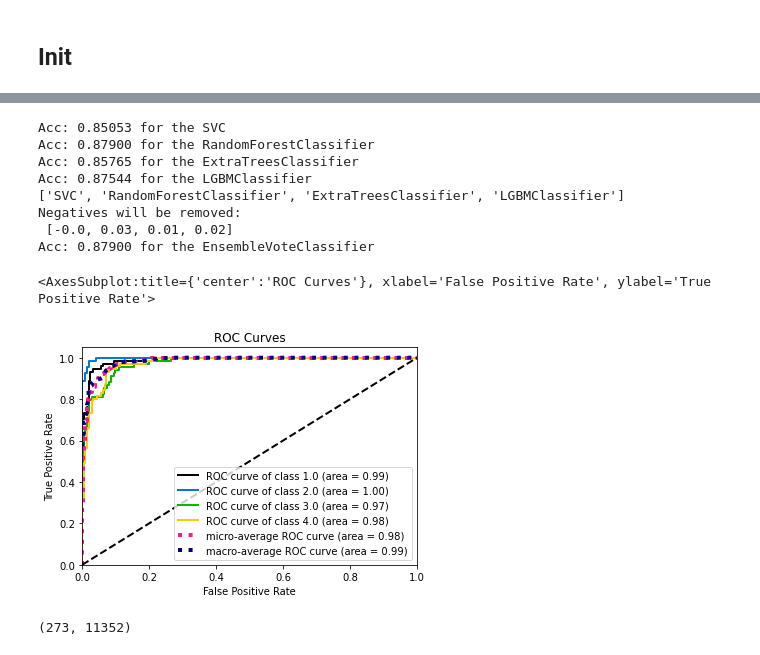
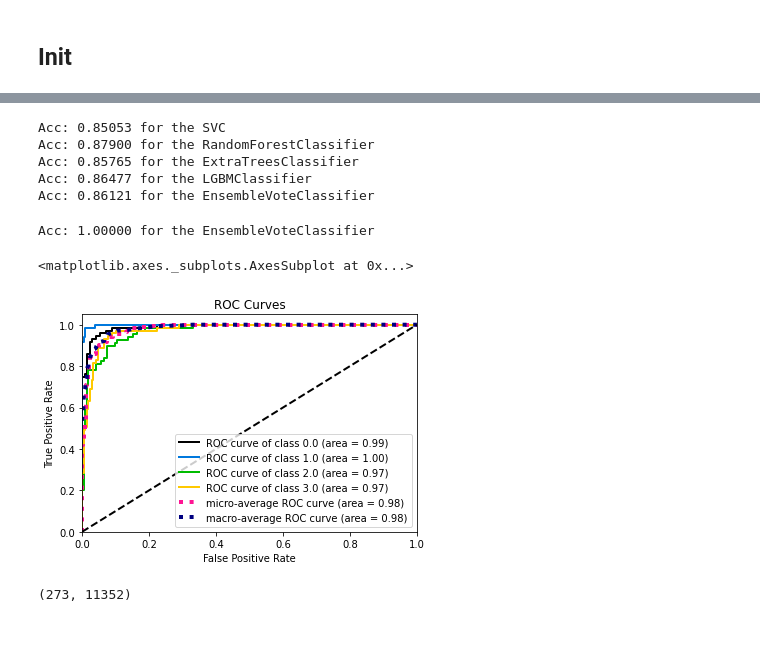
Before and after one commit to alik604/bioMedical-imaging, a Jupyter notebook: BCI 2a/LSTM.ipynb, the cells around one changed output, grey strips where cells are left out. Drawn from its saved outputs; the diff is of its cells as text; code cells hidden in the pictures.

```diff
--- a/BCI 2a/LSTM.ipynb
+++ b/BCI 2a/LSTM.ipynb
@@ -4,0 +18,3 @@
+# %%
+DATA_PATH = 'MNIST_Brain/BCI 2a/data_2a_mat/'
+!ls 'MNIST_Brain/BCI 2a'
@@ -46,7 +69,9 @@ InteractiveShell.ast_node_interactivity = "all"
 # %%
 crossvalidation = False
 
-data_path = 'data_2a_mat/'
+# data_path = 'data_2a_mat/'
+data_path = DATA_PATH
+
 svm_kernel = 'linear'  # 'sigmoid'#'linear' # 'sigmoid', 'rbf', 'poly'
 svm_c = 0.1  # 0.05 for linear, 20 for rbf, poly: 0.1
 useCSP = True
@@ -103,13 +128,13 @@ else:
 feature_mat = extract_feature(train_data, w, filter_bank, time_windows)
 eval_feature_mat = extract_feature(eval_data, w, filter_bank, time_windows)
 # %%
+# 4. Train Model(s)
 start_train = time.time()
 
-# 4. Train Model(s)
 clf = LinearSVC(C=svm_c, loss='hinge', random_state=1, tol=0.00001)   # 0.87
 # clf = SVC(svm_c, svm_kernel, degree=10, gamma='auto', coef0=0.0, tol=0.001, cache_size=10000, max_iter=-1, decision_function_shape='ovr')  # 0.85
+_ = clf.fit(feature_mat, train_label)
 
-clf.fit(feature_mat, train_label)
 success_rate = clf.score(eval_feature_mat, eval_label)
 print(f'Acc: {success_rate:.5f} Time taken: { time.time() - start_train:.3f}')
 # %% [output]
@@ -149,5 +190,5 @@ Data is now of shape :(273, 11352))
 # %%
-# Subject #1, PCA(n=222), 0.87900 for the EnsembleVoteClassifier
+# Subject #1, 0.87900 for the EnsembleVoteClassifier
 # Subject #1, PCA(n=222), 0.74733 for the EnsembleVoteClassifier
 
 X_train = feature_mat
@@ -172,18 +213,8 @@ for clf in list_of_CLFs:
     ranking.append(pred)
     list_of_CLFs_names.append(name)
 
-best = max(ranking)
-avg = sum(ranking)/len(ranking)
-variance = avg - best
-to_remove = ranking - avg - variance
-to_remove_alt = ranking - best - variance
-print(list_of_CLFs_names)
-print('Negatives will be removed: \n', [round(elm,2) for elm in to_remove])
-# print(to_remove_alt)
-ranking = (np.array(ranking)[to_remove > 0]).tolist()
-list_of_CLFs = (np.array(list_of_CLFs)[to_remove > 0]).tolist()
 
-eclf = EnsembleVoteClassifier(clfs=list_of_CLFs, fit_base_estimators=False, voting='soft')
+eclf = EnsembleVoteClassifier(clfs=list_of_CLFs, refit=False, voting='soft')
 _ = eclf.fit(X_train, y_train)
 pred = eclf.score(X_test, y_test)
 print("Acc: %0.5f for the %s" % (pred, str(type(eclf)).split(".")[-1][:-2]))
@@ -191,18 +222,24 @@ print("Acc: %0.5f for the %s" % (pred, str(type(eclf)).split(".")[-1][:-2]))
 Acc: 0.85053 for the SVC
 Acc: 0.87900 for the RandomForestClassifier
 Acc: 0.85765 for the ExtraTreesClassifier
-Acc: 0.87544 for the LGBMClassifier
-['SVC', 'RandomForestClassifier', 'ExtraTreesClassifier', 'LGBMClassifier']
-Negatives will be removed:
- [-0.0, 0.03, 0.01, 0.02]
-Acc: 0.87900 for the EnsembleVoteClassifier
+Acc: 0.86477 for the LGBMClassifier
+Acc: 0.86121 for the EnsembleVoteClassifier
-# %%
-pred = eclf.predict(X_test)
-probas = eclf.predict_proba(X_test)
-skplt.metrics.plot_roc(y_true=y_test, y_probas=probas)
-# %% [output]
-<AxesSubplot:title={'center':'ROC Curves'}, xlabel='False Positive Rate', ylabel='True Positive Rate'>
-[figure, removed]
+# %%
+# X_train = feature_mat
+# X_test = eval_feature_mat
+
+# eclf = EnsembleVoteClassifier(clfs=list_of_CLFs, refit=False, voting='soft')
+# _ = eclf.fit(X_train, y_train)
+pred = eclf.score(X_train, y_train)
+print("Acc: %0.5f for the %s" % (pred, str(type(eclf)).split(".")[-1][:-2]))
+
+pred = eclf.predict(X_test)
+probas = eclf.predict_proba(X_test)
+skplt.metrics.plot_roc(y_true=y_test, y_probas=probas)
+# %% [output]
+Acc: 1.00000 for the EnsembleVoteClassifier
+<matplotlib.axes._subplots.AxesSubplot at 0x...>
+[figure, added]
 # %%
 feature_mat.shape
 eval_feature_mat.shape
```
Also changed, not shown: parts of 23 cells of this notebook.
